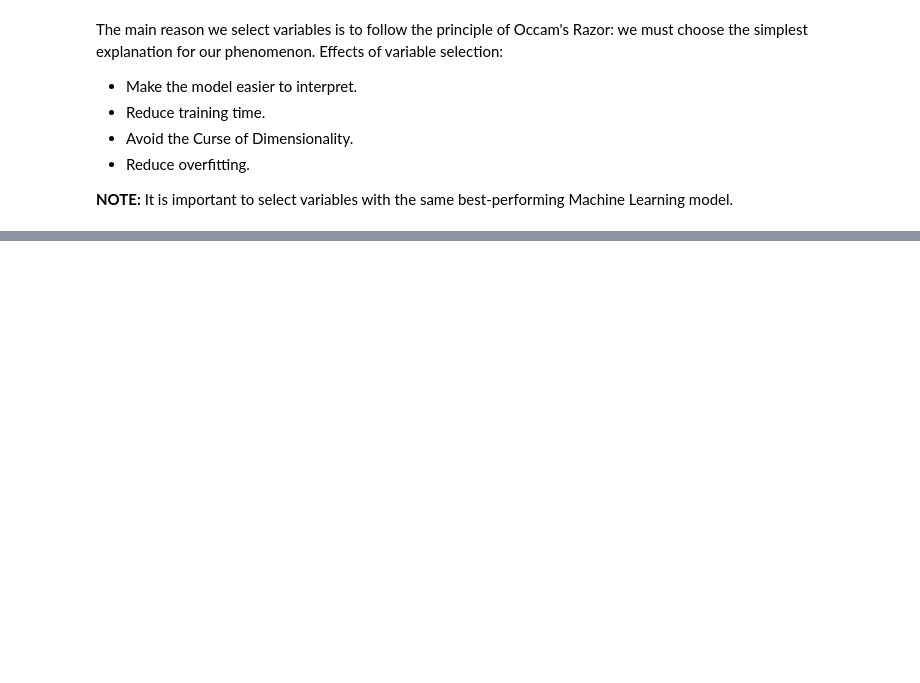
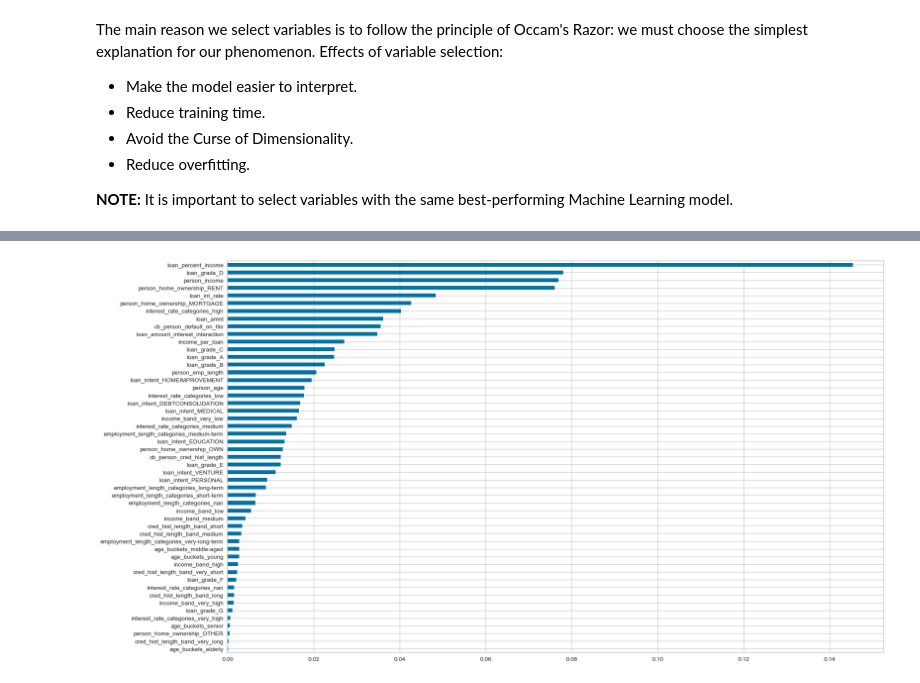
Before and after one commit to lucasquemelli/credit_risk_assessment, a Jupyter notebook: credit_risk_assessment.ipynb, the cells around one changed output, grey strips where cells are left out. Cells and saved outputs as stored; diff of their text form; code cells hidden in the pictures; blank space fills up the shorter version.

```diff
--- a/credit_risk_assessment.ipynb
+++ b/credit_risk_assessment.ipynb
@@ -2130,3 +2130,5 @@ The main reason we select variables is to follow the principle of Occam's Razor:
 - Reduce overfitting.
 
 **NOTE:** It is important to select variables with the same best-performing Machine Learning model.
+# %%
+df6 = df2.copy()
@@ -2132,0 +2137,2 @@ The main reason we select variables is to follow the principle of Occam's Razor:
+# %%
+feature_importance = df6.copy()
@@ -2132,0 +2159,8 @@ The main reason we select variables is to follow the principle of Occam's Razor:
+# %%
+# import pycaret classification and init setup
+from pycaret.classification import *
+feature_importance = setup(data=feature_importance.dropna(subset=["target"]),
+                           target='target',
+                           preprocess=True,
+                           fix_imbalance=True,
+                           session_id=123)
@@ -2132,0 +2220,20 @@ The main reason we select variables is to follow the principle of Occam's Razor:
+# %%
+# instantiate model
+rf = RandomForestClassifier()
+
+# defining train datasets
+x_train = feature_importance.dataset_transformed.drop(columns=["target", "user_id"])
+
+y_train = feature_importance.dataset_transformed["target"].copy()
+
+# checking feature importances
+rf.fit(x_train, y_train)
+
+# feature importance
+feat_importances = pd.Series(rf.feature_importances_, index=x_train.columns)
+
+# plot graph
+fig = plt.figure(figsize=(20, 12))
+feat_importances.sort_values().plot(kind='barh');
+# %% [output]
+[figure, added]
```
Also changed, not shown: parts of 31 cells of this notebook.
